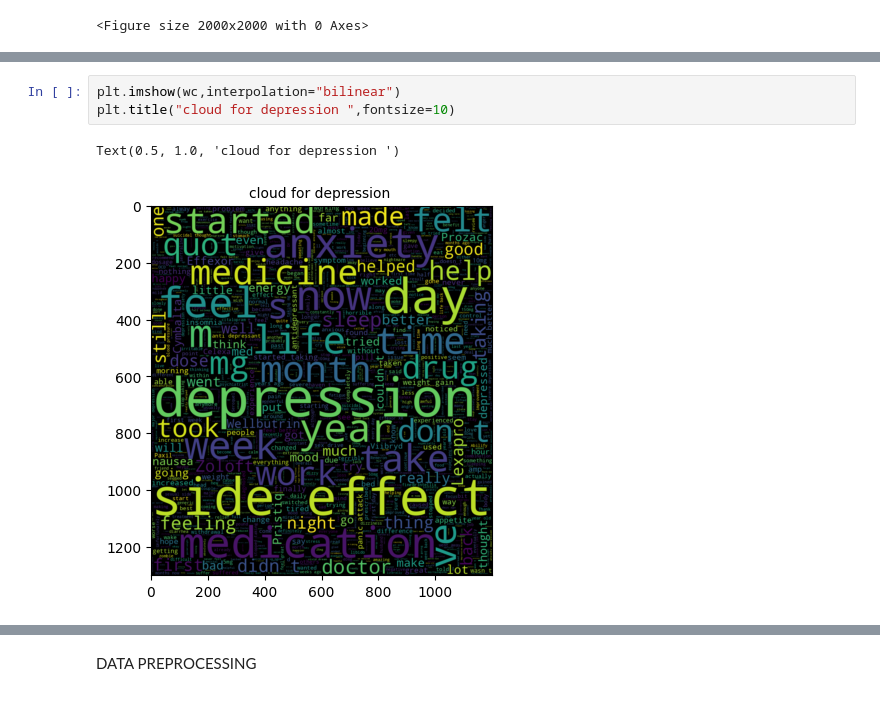
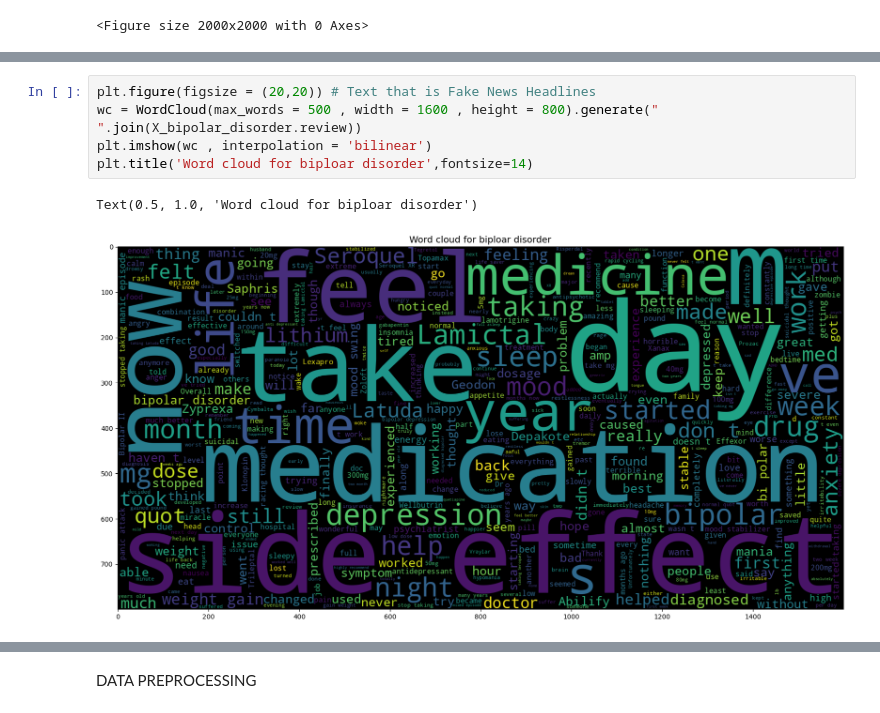
Before and after one commit to raj075512/check_your_drug_addicted_categroy, a Jupyter notebook: major_project_patient_condition_classification.ipynb, the cells around one changed output, grey strips where cells are left out. Cells and saved outputs as stored; diff of their text form.

```diff
--- a/major_project_patient_condition_classification.ipynb
+++ b/major_project_patient_condition_classification.ipynb
@@ -148,6 +141,8 @@ Text(0.5, 1.0, 'cloud for depression ')
-# %%
-plt.imshow(wc,interpolation="bilinear")
-plt.title("cloud for depression ",fontsize=10)
-# %% [output]
-Text(0.5, 1.0, 'cloud for depression ')
-[figure, removed]
+# %%
+plt.figure(figsize = (20,20)) # Text that is Fake News Headlines
+wc = WordCloud(max_words = 500 , width = 1600 , height = 800).generate(" ".join(X_bipolar_disorder.review))
+plt.imshow(wc , interpolation = 'bilinear')
+plt.title('Word cloud for biploar disorder',fontsize=14)
+# %% [output]
+Text(0.5, 1.0, 'Word cloud for biploar disorder')
+[figure, added]
```
Also changed, not shown: parts of 42 cells of this notebook.
